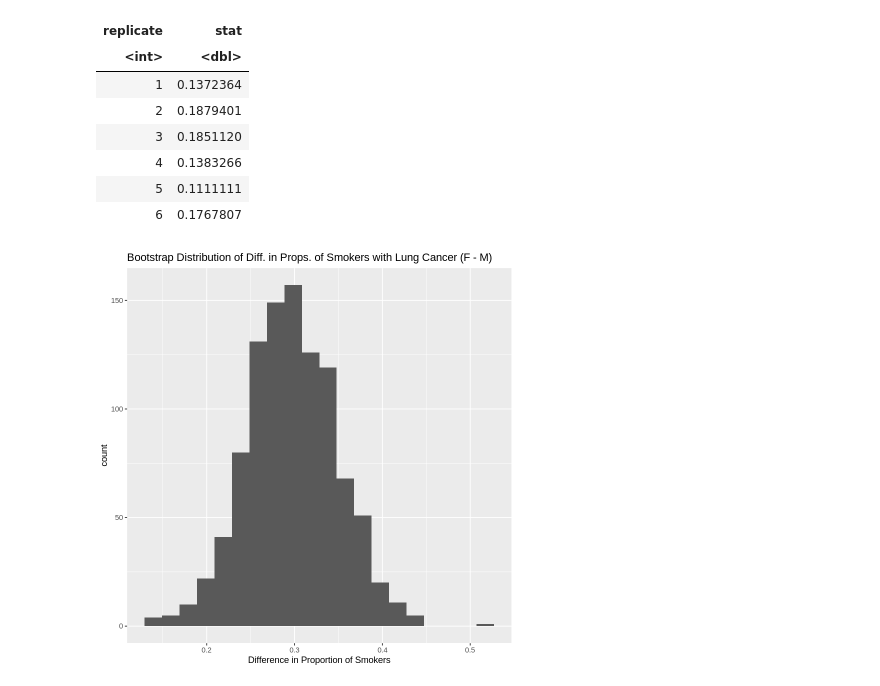
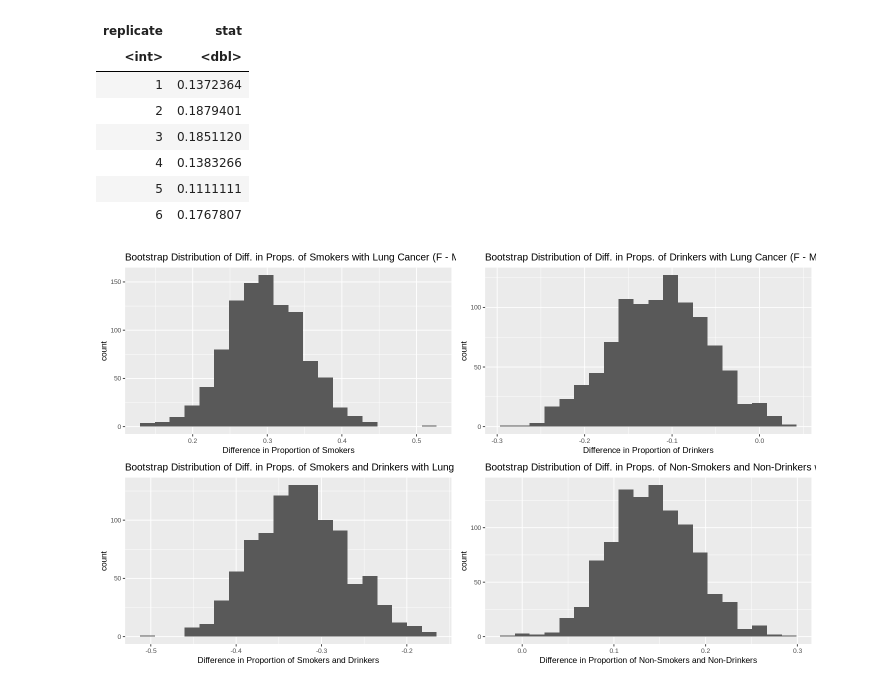
Before and after one commit to Herman-Liao/stat-201-group-project, a Jupyter notebook: Project Proposal Final Copy.ipynb, the cells around one changed output. Cells and saved outputs as stored; diff of their text form; code cells hidden in the pictures.

Commit message:
Placed all plots onto the same cell

```diff
--- a/Project Proposal Final Copy.ipynb
+++ b/Project Proposal Final Copy.ipynb
@@ -230,13 +230,45 @@ A infer: 6 × 2
 | 5 | 0.1111111 |
 | 6 | 0.1767807 |
 # %%
+# Increase size of plots
+options(repr.plot.width = 12, repr.plot.height = 7)
+
 # Plot the bootstrap distribution of the smokers only group
 bootstrap_survey_smoking_plot <- bootstrap_survey_smoking %>%
     ggplot(aes(x = stat)) +
         geom_histogram(bins = 20) +
         labs(x = "Difference in Proportion of Smokers") +
-        ggtitle("Bootstrap Distribution of Diff. in Props. of Smokers with Lung Cancer (F - M)")
+        ggtitle("Bootstrap Distribution of Diff. in Props. of Smokers with Lung Cancer (F - M)") +
+        theme(text = element_text(size = 10))
 
-bootstrap_survey_smoking_plot
+# Plot the bootstrap distribution of the drinkers only group
+bootstrap_survey_alcohol_consuming_plot <- bootstrap_survey_alcohol_consuming %>%
+    ggplot(aes(x = stat)) +
+        geom_histogram(bins = 20) +
+        labs(x = "Difference in Proportion of Drinkers") +
+        ggtitle("Bootstrap Distribution of Diff. in Props. of Drinkers with Lung Cancer (F - M)") +
+        theme(text = element_text(size = 10))
+
+# Plot the bootstrap distribution of the smokers and drinkers group
+bootstrap_survey_both_plot <- bootstrap_survey_both %>%
+    ggplot(aes(x = stat)) +
+        geom_histogram(bins = 20) +
+        labs(x = "Difference in Proportion of Smokers and Drinkers") +
+        ggtitle("Bootstrap Distribution of Diff. in Props. of Smokers and Drinkers with Lung Cancer (F - M)") +
+        theme(text = element_text(size = 10))
+
+# Plot the bootstrap distribution of the non-smokers and non-drinkers group
+bootstrap_survey_none_plot <- bootstrap_survey_none %>%
+    ggplot(aes(x = stat)) +
+        geom_histogram(bins = 20) +
+        labs(x = "Difference in Proportion of Non-Smokers and Non-Drinkers") +
+        ggtitle("Bootstrap Distribution of Diff. in Props. of Non-Smokers and Non-Drinkers with Lung Cancer (F - M)") +
+        theme(text = element_text(size = 10))
+
+grid.arrange(bootstrap_survey_smoking_plot,
+             bootstrap_survey_alcohol_consuming_plot,
+             bootstrap_survey_both_plot,
+             bootstrap_survey_none_plot,
+             ncol = 2)
 # %% [output]
-[figure, old version]
+[figure, new version]
```
Also changed, not shown: parts of 3 cells of this notebook.
